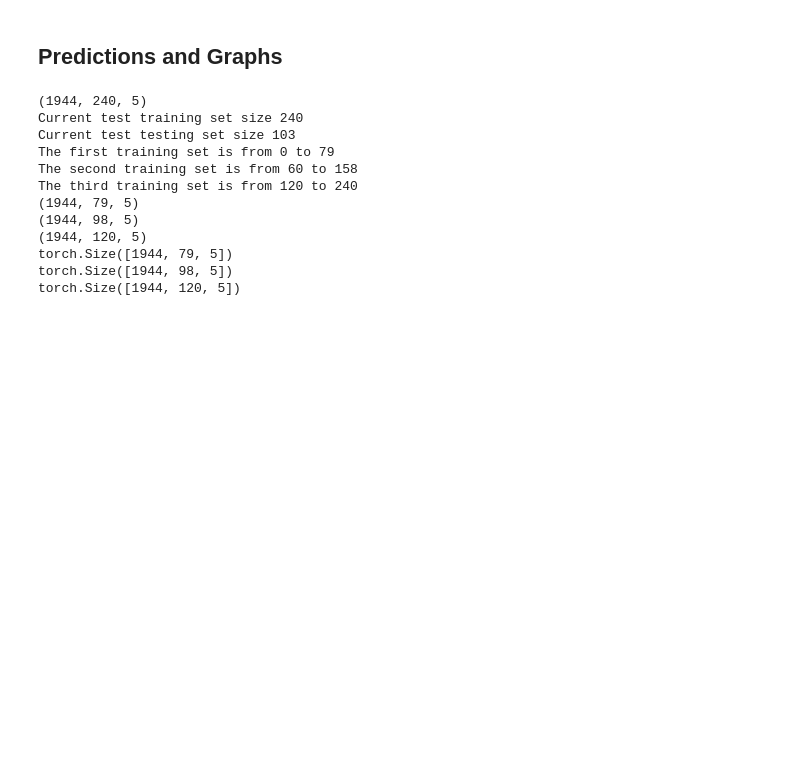
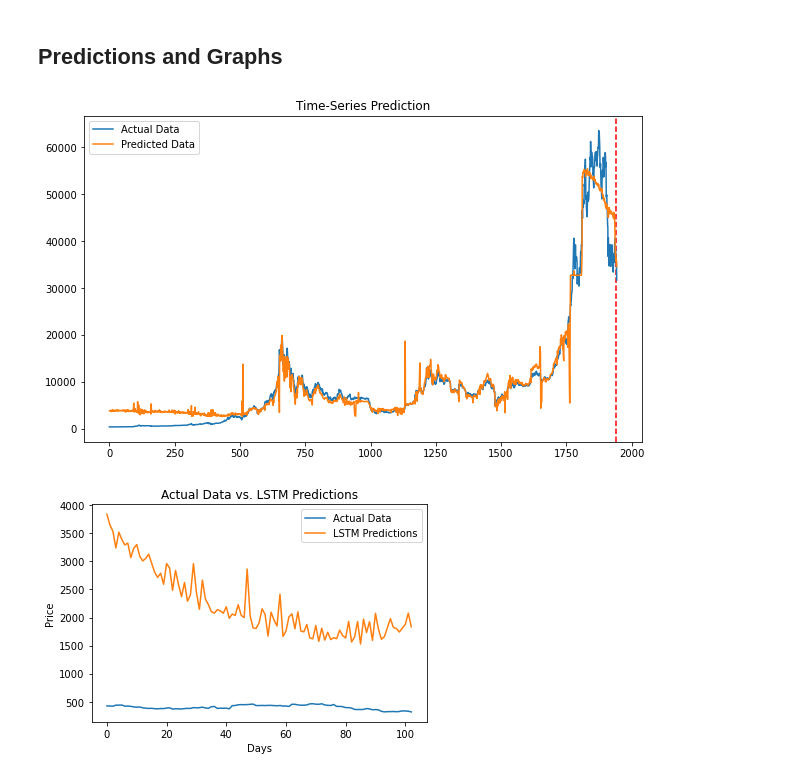
Before and after one commit to spa542/DSCI-490, a Jupyter notebook: src/LSTM Model Prediction Tashman.ipynb, the cells around one changed output. Cells and saved outputs as stored; diff of their text form; code cells hidden in the pictures; blank space fills up the shorter version.

Commit message:
Fixed some tashman stuff, need to keep working with it

```diff
--- a/src/LSTM Model Prediction Tashman.ipynb
+++ b/src/LSTM Model Prediction Tashman.ipynb
@@ -280,60 +295,41 @@ Epoch: 900, train loss: 0.00118, test loss: 0.00071
 # %%
 # Predictions
 df_X_ss = ss.transform(cleanData.drop(columns=['Price'])) # old transformers
 df_y_mm = mm.transform(cleanData.Price.values.reshape(-1, 1)) # old transformers
 # split the sequence
 df_X_ss, df_y_mm = split_sequences(df_X_ss, df_y_mm, train_test_size, test_test_size)
-print(df_X_ss.shape)
+# converting to tensors
+df_X_ss = Variable(torch.Tensor(df_X_ss))
+df_y_mm = Variable(torch.Tensor(df_y_mm))
+# reshaping the dataset
+df_X_ss = torch.reshape(df_X_ss, (df_X_ss.shape[0], df_X_ss.shape[1], df_X_ss.shape[2]))
 
-# HERE IS WHERE TASHMAN WILL BE CONDUCTED
-print(f'Current test training set size {train_test_size}')
-print(f'Current test testing set size {test_test_size}')
-tashman_split = .33
-percentage_push = .25
-start_limit = round(tashman_split*train_test_size)
-print(f'The first training set is from 0 to {start_limit}')
-second_start_limit = round(percentage_push*train_test_size)
-print(f'The second training set is from {second_start_limit} to {2*start_limit}')
-print(f'The third training set is from {2*second_start_limit} to {train_test_size}')
+train_predict = lstm(df_X_ss) # forward pass
+data_predict = train_predict.data.numpy() # numpy conversion
+dataY_plot = df_y_mm.data.numpy()
 
-# Get the splits
-df_X_ss_split_1 = df_X_ss[:,:start_limit,:]
-print(df_X_ss_split_1.shape)
-df_X_ss_split_2 = df_X_ss[:,second_start_limit:2*start_limit,:]
-print(df_X_ss_split_2.shape)
-df_X_ss_split_3 = df_X_ss[:,2*second_start_limit:train_test_size,:]
-print(df_X_ss_split_3.shape)
+data_predict = mm.inverse_transform(data_predict) # reverse transformation
+dataY_plot = mm.inverse_transform(dataY_plot)
+true, preds = [], []
+for i in range(len(dataY_plot)):
+    true.append(dataY_plot[i][0])
+for i in range(len(data_predict)):
+    preds.append(data_predict[i][0])
 
-# Test y
-df_y_mm = Variable(torch.Tensor(df_y_mm))
+# Plotting the first graph
+plot_big_picture_time_series_predictions(true, preds, train_test_cutoff)
 
-# converting to tensors
-df_X_ss_split_1 = Variable(torch.Tensor(df_X_ss_split_1))
-# reshaping the dataset
-df_X_ss_split_1 = torch.reshape(df_X_ss_split_1, (df_X_ss_split_1.shape[0], df_X_ss_split_1.shape[1], df_X_ss_split_1.shape[2]))
-print(df_X_ss_split_1.shape)
+test_predict = lstm(X_test_tensors_final[-1].unsqueeze(0)) # get the last sample
+test_predict = test_predict.detach().numpy()
+test_predict = mm.inverse_transform(test_predict)
+test_predict = test_predict[0].tolist()
 
-# converting to tensors
-df_X_ss_split_2 = Variable(torch.Tensor(df_X_ss_split_2))
-# reshaping the dataset
-df_X_ss_split_2 = torch.reshape(df_X_ss_split_2, (df_X_ss_split_2.shape[0], df_X_ss_split_2.shape[1], df_X_ss_split_2.shape[2]))
-print(df_X_ss_split_2.shape)
+test_target = y_test_tensors[-1].detach().numpy() # last sample again
+test_target = mm.inverse_transform(test_target.reshape(1, -1))
+test_target = test_target[0].tolist()
 
-# converting to tensors
-df_X_ss_split_3 = Variable(torch.Tensor(df_X_ss_split_3))
-# reshaping the dataset
-df_X_ss_split_3 = torch.reshape(df_X_ss_split_3, (df_X_ss_split_3.shape[0], df_X_ss_split_3.shape[1], df_X_ss_split_3.shape[2]))
-print(df_X_ss_split_3.shape)
+# Plotting the second graph
+plot_small_picture_predicted_days(test_target, test_predict)
 # %% [output]
-(1944, 240, 5)
-Current test training set size 240
-Current test testing set size 103
-The first training set is from 0 to 79
-The second training set is from 60 to 158
-The third training set is from 120 to 240
-(1944, 79, 5)
-(1944, 98, 5)
-(1944, 120, 5)
-torch.Size([1944, 79, 5])
-torch.Size([1944, 98, 5])
-torch.Size([1944, 120, 5])
+[figure, added]
+[figure, added]
```
Also changed, not shown: parts of 6 cells of this notebook.
